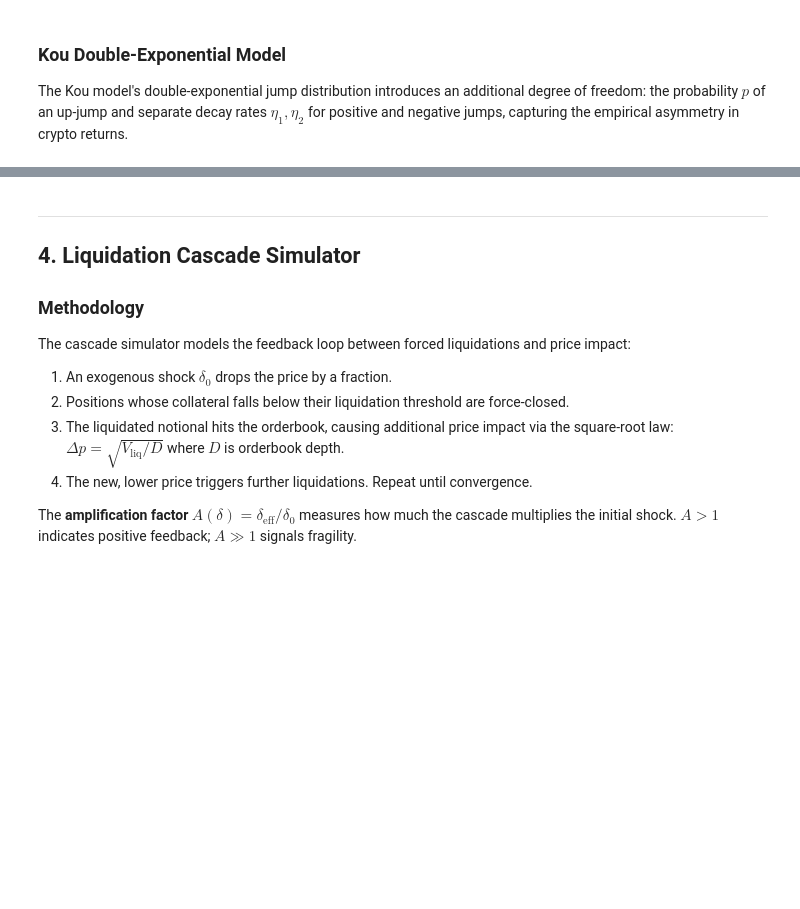
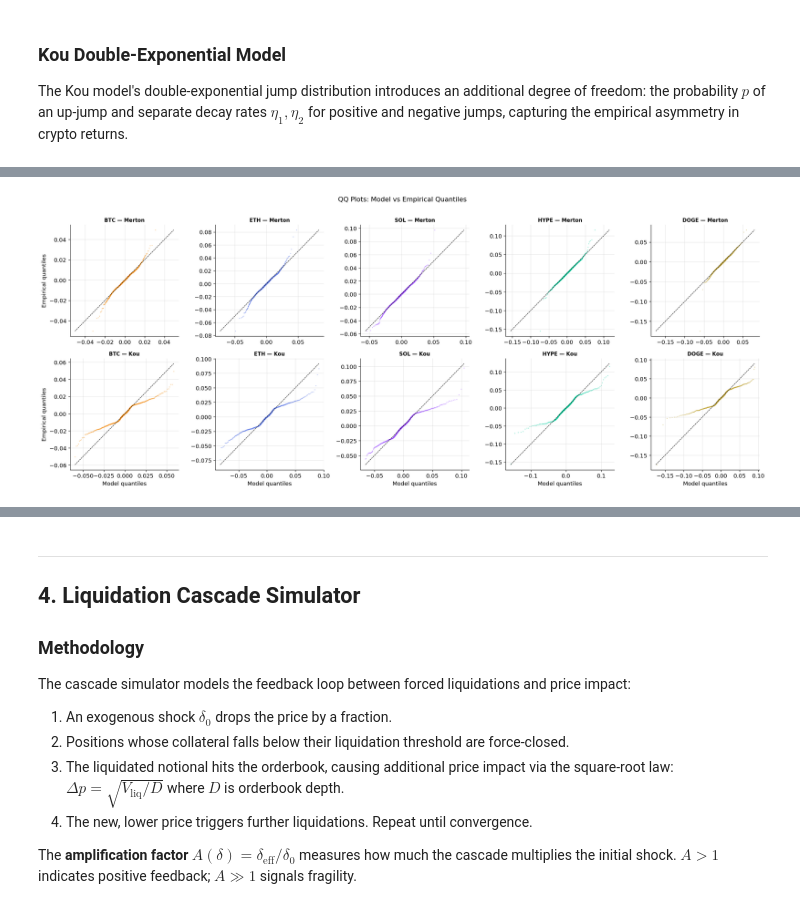
Before and after one commit to 0xknxwledge/group-m-finm33150-final, a Jupyter notebook: notebooks/final.ipynb, the cells around one changed output, grey strips where cells are left out. Cells and saved outputs as stored; diff of their text form; code cells hidden in the pictures; blank space fills up the shorter version.

```diff
--- a/notebooks/final.ipynb
+++ b/notebooks/final.ipynb
@@ -418,0 +556,44 @@ except NotImplementedError:
+# %%
+# QQ plots: Merton vs Kou tail fit per coin
+from scipy.stats import norm
+
+fig, axes = plt.subplots(2, len(COINS), figsize=(4 * len(COINS), 8))
+for j, coin in enumerate(COINS):
+    lr = np.sort(returns_dict[coin])
+    n = len(lr)
+    empirical_quantiles = (np.arange(1, n + 1) - 0.5) / n
+
+    # Merton: invert CDF numerically from density on a fine grid
+    x_fine = np.linspace(lr.min() - 0.01, lr.max() + 0.01, 5000)
+    m_density = np.exp(merton_log_density(x_fine, merton_results[coin], dt=1.0))
+    m_cdf = np.cumsum(m_density) * (x_fine[1] - x_fine[0])
+    m_cdf = m_cdf / m_cdf[-1]  # normalize
+    m_quantiles = np.interp(empirical_quantiles, m_cdf, x_fine)
+
+    k_density = np.exp(kou_log_density(x_fine, kou_results[coin], dt=1.0))
+    k_cdf = np.cumsum(k_density) * (x_fine[1] - x_fine[0])
+    k_cdf = k_cdf / k_cdf[-1]
+    k_quantiles = np.interp(empirical_quantiles, k_cdf, x_fine)
+
+    # Merton QQ
+    axes[0, j].scatter(m_quantiles, lr, s=1, alpha=0.3, color=COIN_COLORS[coin])
+    lims = [min(lr.min(), m_quantiles.min()), max(lr.max(), m_quantiles.max())]
+    axes[0, j].plot(lims, lims, "k--", lw=0.8)
+    axes[0, j].set_title(f"{coin} — Merton", fontweight="bold", fontsize=10)
+    if j == 0:
+        axes[0, j].set_ylabel("Empirical quantiles")
+
+    # Kou QQ
+    axes[1, j].scatter(k_quantiles, lr, s=1, alpha=0.3, color=COIN_COLORS[coin])
+    lims = [min(lr.min(), k_quantiles.min()), max(lr.max(), k_quantiles.max())]
+    axes[1, j].plot(lims, lims, "k--", lw=0.8)
+    axes[1, j].set_title(f"{coin} — Kou", fontweight="bold", fontsize=10)
+    if j == 0:
+        axes[1, j].set_ylabel("Empirical quantiles")
+    axes[1, j].set_xlabel("Model quantiles")
+
+fig.suptitle("QQ Plots: Model vs Empirical Quantiles", fontsize=13, y=1.01)
+fig.tight_layout()
+plt.show()
+# %% [output]
+[figure, added]
```
Also changed, not shown: parts of 38 cells of this notebook, 10 other files.
